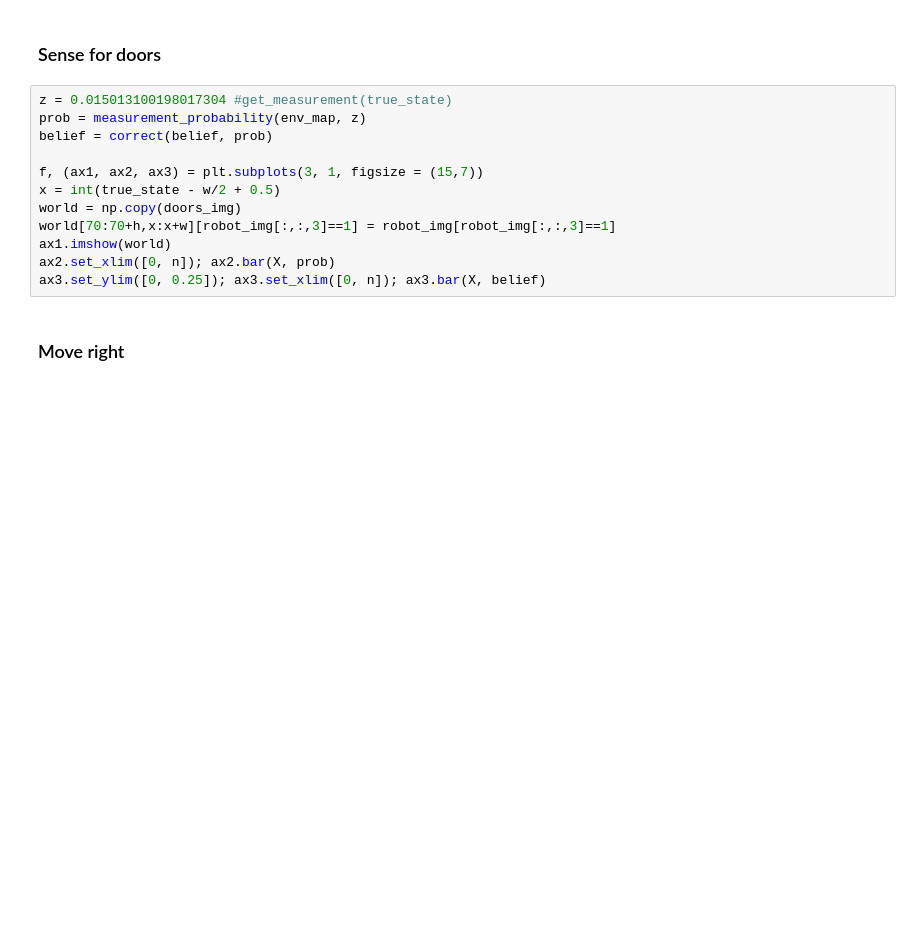
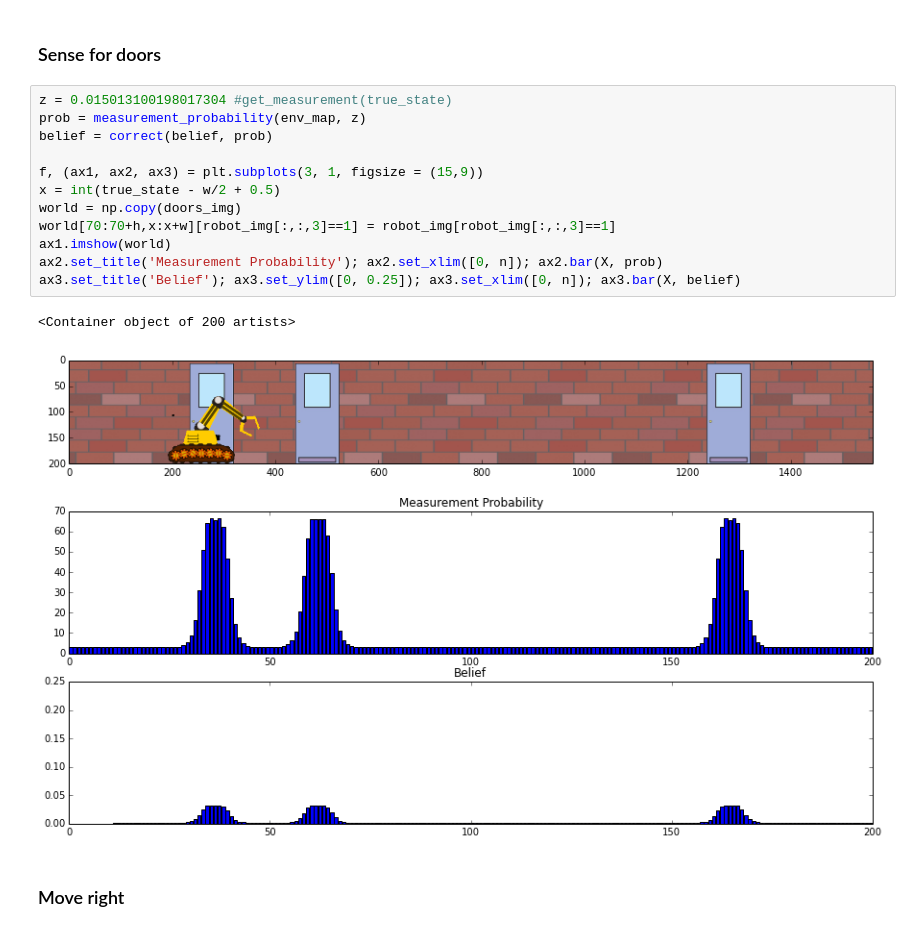
Before and after one commit to viruslobster/bitcamp-slam-demo, a Jupyter notebook: montecarlo_solution.ipynb, the cells around one changed output. Saved outputs shown, nothing was run; the diff lists cells and outputs as text; blank space fills up the shorter version.

```diff
--- a/montecarlo_solution.ipynb
+++ b/montecarlo_solution.ipynb
@@ -127,15 +133,18 @@ ax2.set_ylim([0, 0.25]); ax2.set_xlim([0, n]); ax2.bar(X, belief)
 # %%
 z = 0.015013100198017304 #get_measurement(true_state)
 prob = measurement_probability(env_map, z)
 belief = correct(belief, prob)
 
-f, (ax1, ax2, ax3) = plt.subplots(3, 1, figsize = (15,7))
+f, (ax1, ax2, ax3) = plt.subplots(3, 1, figsize = (15,9))
 x = int(true_state - w/2 + 0.5)
 world = np.copy(doors_img)
 world[70:70+h,x:x+w][robot_img[:,:,3]==1] = robot_img[robot_img[:,:,3]==1]
 ax1.imshow(world)
-ax2.set_xlim([0, n]); ax2.bar(X, prob)
-ax3.set_ylim([0, 0.25]); ax3.set_xlim([0, n]); ax3.bar(X, belief)
+ax2.set_title('Measurement Probability'); ax2.set_xlim([0, n]); ax2.bar(X, prob)
+ax3.set_title('Belief'); ax3.set_ylim([0, 0.25]); ax3.set_xlim([0, n]); ax3.bar(X, belief)
+# %% [output]
+<Container object of 200 artists>
+[figure, added]
 # %% [markdown]
 ### Move right
 # %%
```
Also changed, not shown: parts of 6 cells of this notebook.
